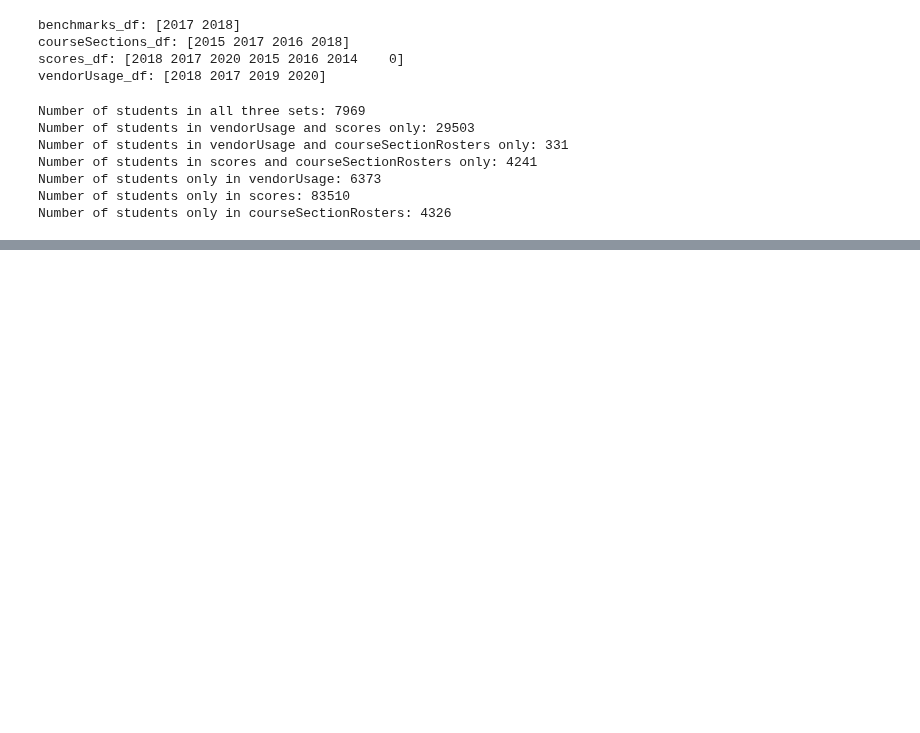
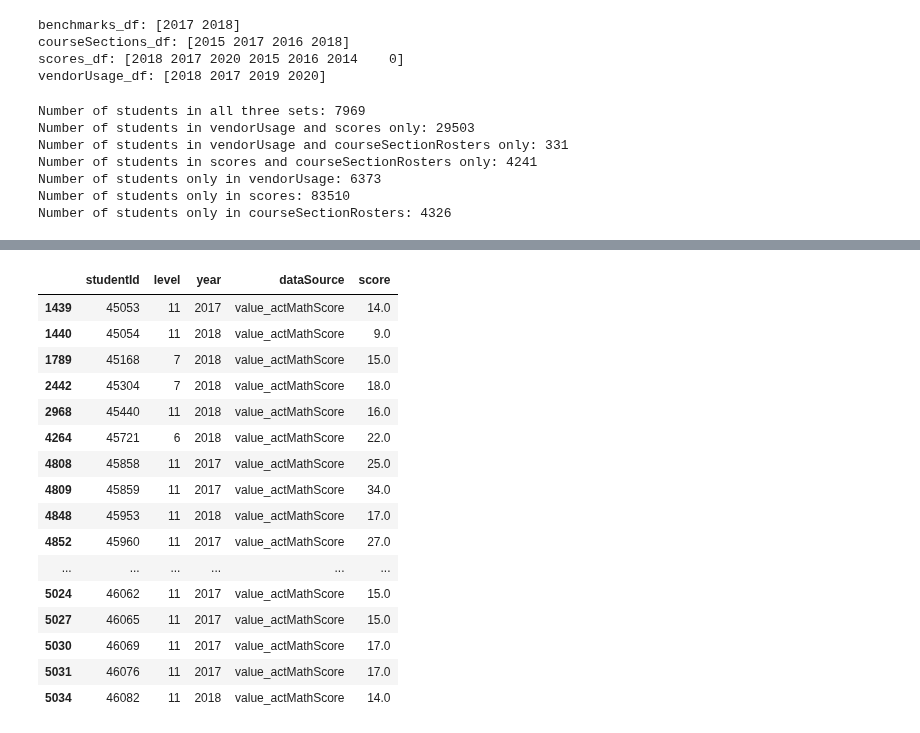
Before and after one commit to level-data-1a/predicting-proficiency, a Jupyter notebook: allison-explore.ipynb, the cells around one changed output, grey strips where cells are left out. Cells and saved outputs as stored; diff of their text form; code cells hidden in the pictures; blank space fills up the shorter version.

```diff
--- a/allison-explore.ipynb
+++ b/allison-explore.ipynb
@@ -273,6 +273,13 @@ max           7.000000
 Name: count, dtype: float64
 # %% [markdown]
 ## scores
+# %%
+# replace 0 with NaN
+value_columns = [col for col in scores_df.columns if col.startswith('value_')]
+scores_df[value_columns] = scores_df[value_columns].replace(0, np.nan)
+# %%
+# drop columns that only contain NaN
+scores_df = scores_df.dropna(axis=1, how='all')
 # %%
 scores_df.dtypes
 # %% [output]
@@ -324,12 +335 @@ Index(['studentId', 'studentLevel', 'year', 'measurementTypeId',
       dtype='object')
-# %%
-# convert dtype to numeric
-int_columns = ['studentId', 'studentLevel', 'year', 'measurementTypeId'] + [col for col in scores_df.columns if col.startswith('subgroup_')]
-for col in int_columns:
-    scores_df[col] = pd.to_numeric(scores_df[col], errors='coerce').astype('int64')
-
-value_columns = [col for col in scores_df.columns if col.startswith('value_')]
-for col in value_columns:
-    scores_df[col] = pd.to_numeric(scores_df[col], errors='coerce').astype('float64')
-
-scores_df.dtypes
@@ -583,0 +628,6 @@ Number of students only in courseSectionRosters: 4326
+# %%
+# Step 1: Select only columns starting with 'value_' and keep 'studentId', 'studentLevel', 'year'
+value_columns = [col for col in scores_df.columns if col.startswith('value_')]
+selected_columns = ['studentId', 'studentLevel', 'year'] + value_columns
+scores_subset = scores_df[selected_columns]
+scores_subset.head()
@@ -583,0 +641,36 @@ Number of students only in courseSectionRosters: 4326
+# %%
+# Step 2: Melt the scores_subset to create a long format
+scores_long = scores_subset.melt(
+    id_vars=['studentId', 'studentLevel', 'year'],
+    var_name='dataSource',
+    value_name='score'
+)
+
+# Step 3: Rename 'studentLevel' to 'level' to match benchmarks_df
+scores_long.rename(columns={'studentLevel': 'level'}, inplace=True)
+
+# Step 4: Remove the 'value_' prefix from the dataSource column
+# scores_long['dataSource'] = scores_long['dataSource'].str.replace('value_', '', regex=False)
+
+# Step 5: Drop rows with NaN scores
+scores_long.dropna(subset=['score'], inplace=True)
+
+scores_long.head(20)
+# %% [output]
+|  | studentId | level | year | dataSource | score |
+| 1439 | 45053 | 11 | 2017 | value_actMathScore | 14.0 |
+| 1440 | 45054 | 11 | 2018 | value_actMathScore | 9.0 |
+| 1789 | 45168 | 7 | 2018 | value_actMathScore | 15.0 |
+| 2442 | 45304 | 7 | 2018 | value_actMathScore | 18.0 |
+| 2968 | 45440 | 11 | 2018 | value_actMathScore | 16.0 |
+| 4264 | 45721 | 6 | 2018 | value_actMathScore | 22.0 |
+| 4808 | 45858 | 11 | 2017 | value_actMathScore | 25.0 |
+| 4809 | 45859 | 11 | 2017 | value_actMathScore | 34.0 |
+| 4848 | 45953 | 11 | 2018 | value_actMathScore | 17.0 |
+| 4852 | 45960 | 11 | 2017 | value_actMathScore | 27.0 |
+| ... | ... | ... | ... | ... | ... |
+| 5024 | 46062 | 11 | 2017 | value_actMathScore | 15.0 |
+| 5027 | 46065 | 11 | 2017 | value_actMathScore | 15.0 |
+| 5030 | 46069 | 11 | 2017 | value_actMathScore | 17.0 |
+| 5031 | 46076 | 11 | 2017 | value_actMathScore | 17.0 |
+| 5034 | 46082 | 11 | 2018 | value_actMathScore | 14.0 |
```
Also changed, not shown: parts of 30 cells of this notebook, 2 other files.
